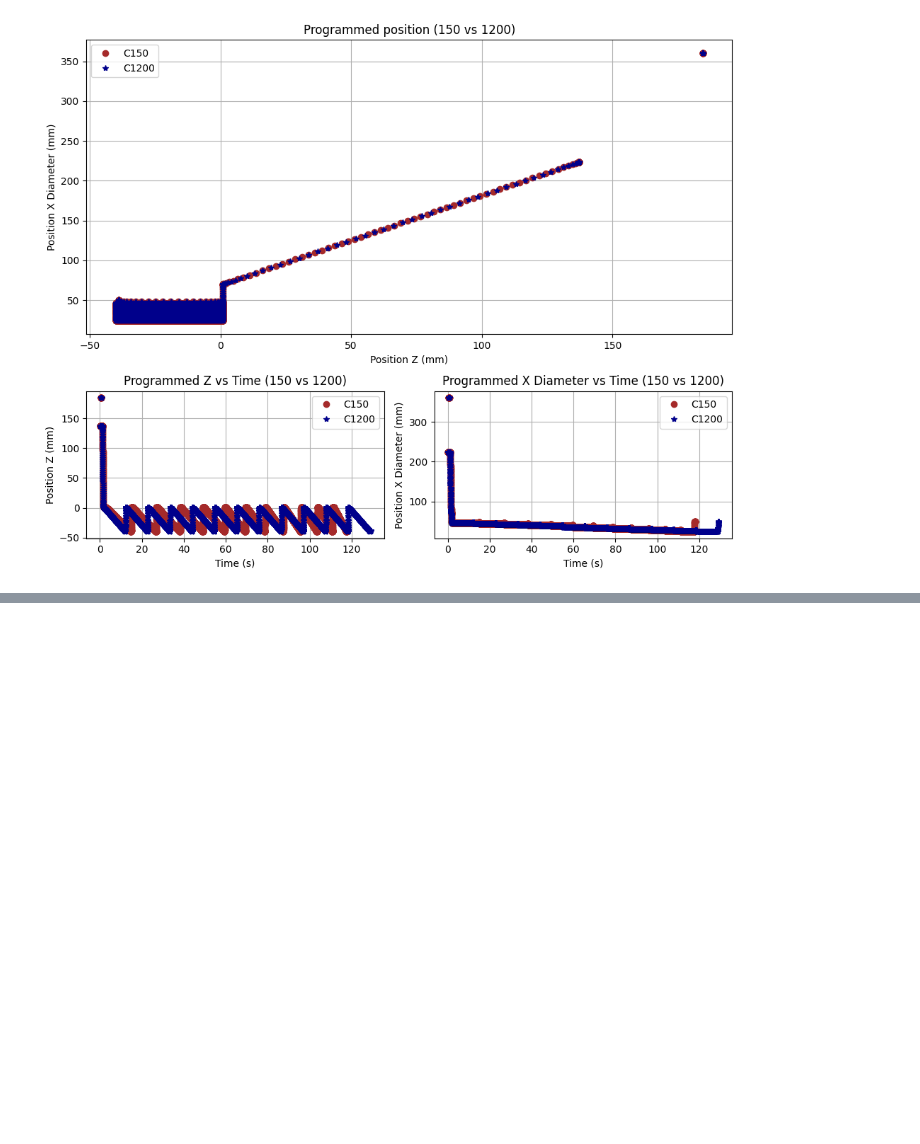
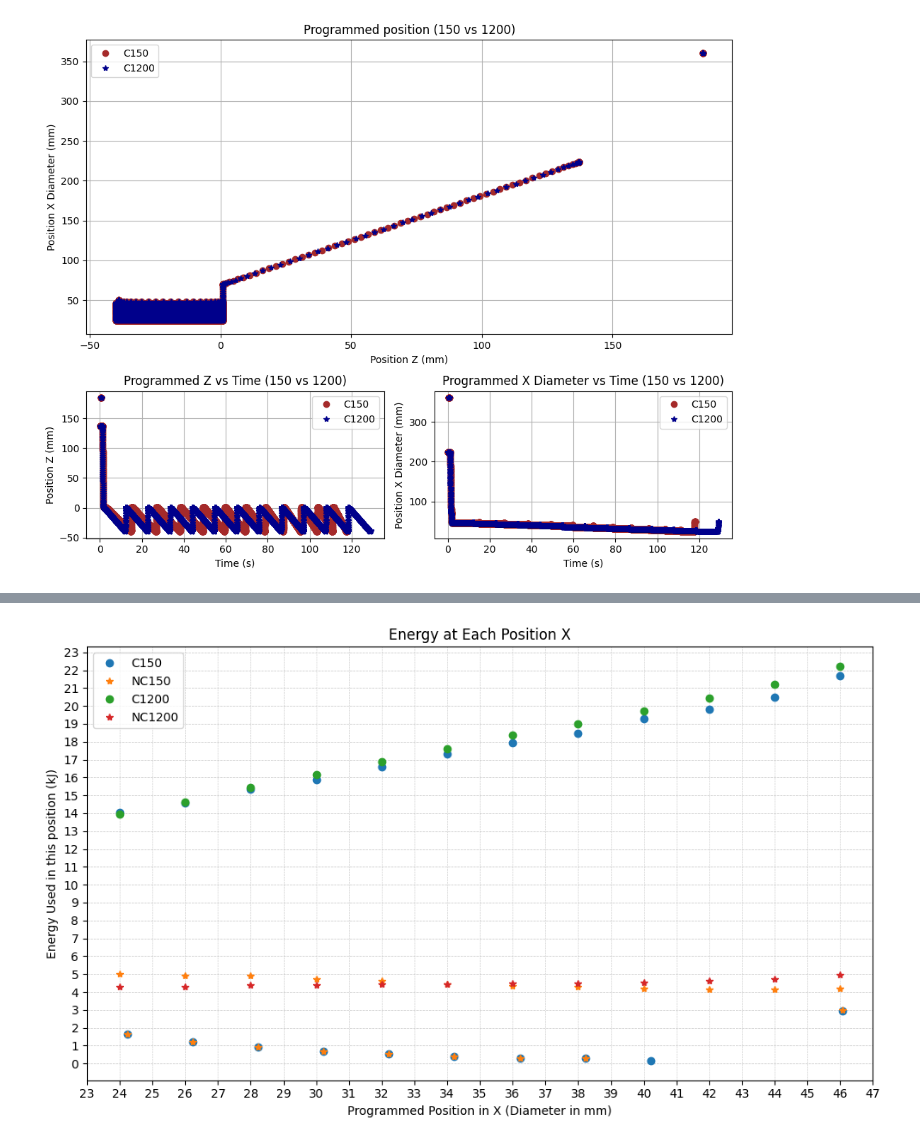
Before and after one commit to PaoloRos/MASSMa, a Jupyter notebook: turning_datas/chapter_2025-main/turn_data.ipynb, the cells around one changed output, grey strips where cells are left out. Cells and saved outputs as stored; diff of their text form; code cells hidden in the pictures; blank space fills up the shorter version.

```diff
--- a/turning_datas/chapter_2025-main/turn_data.ipynb
+++ b/turning_datas/chapter_2025-main/turn_data.ipynb
@@ -151,0 +172,22 @@ plt.show()
+# %%
+# Energy used per position
+plt.figure(figsize=(10, 6))
+plt.plot(Filt_energy_by_x_C150['prog_pos_x'], Filt_energy_by_x_C150['energy_kJ'],linestyle='None', marker='o', label='C150')
+plt.plot(Filt_energy_by_x_NC150['prog_pos_x'], Filt_energy_by_x_NC150['energy_kJ'],linestyle='None', marker='*', label='NC150')
+plt.plot(Filt_energy_by_x_C1200['prog_pos_x'], Filt_energy_by_x_C1200['energy_kJ'],linestyle='None', marker='o', label='C1200')
+plt.plot(Filt_energy_by_x_NC1200['prog_pos_x'], Filt_energy_by_x_NC1200['energy_kJ'],linestyle='None', marker='*', label='NC1200')
+plt.xlabel('Programmed Position in X (Diameter in mm)')
+plt.ylabel('Energy Used in this position (kJ)')
+plt.title('Energy at Each Position X')
+plt.xlim(23, 47)
+# Set Y-axis grid every 1 unit
+plt.gca().yaxis.set_major_locator(ticker.MultipleLocator(1))
+plt.gca().xaxis.set_major_locator(ticker.MultipleLocator(1))
+# Add grid
+plt.grid(True, which='major', axis='y', linestyle='--', linewidth=0.5, alpha=0.7)
+plt.grid(True, which='major', axis='x', linestyle='--', linewidth=0.4, alpha=0.7)
+plt.legend()
+plt.tight_layout()
+plt.show()
+# %% [output]
+[figure, added]
```
Also changed, not shown: parts of 5 cells of this notebook, 2 other files.
